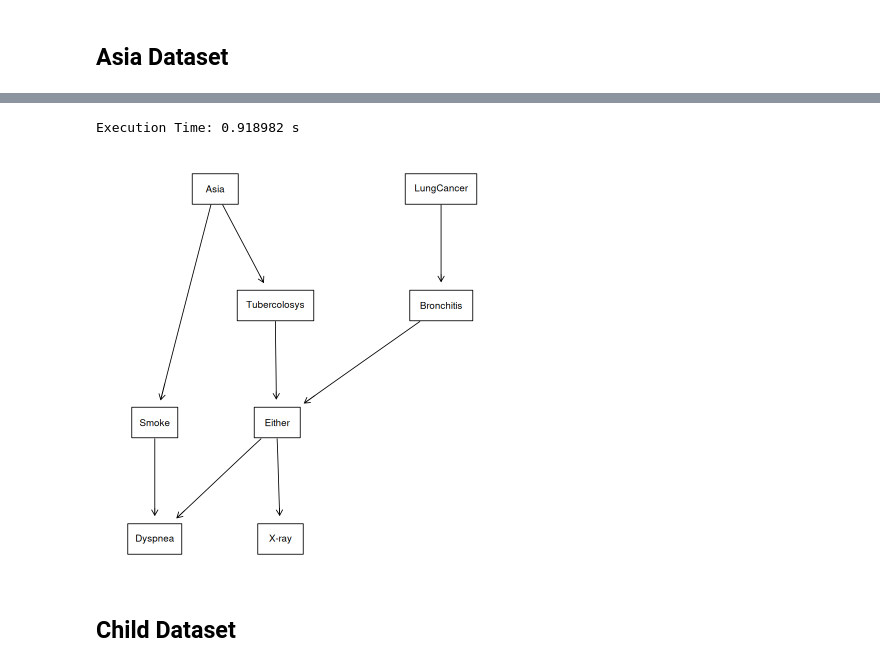
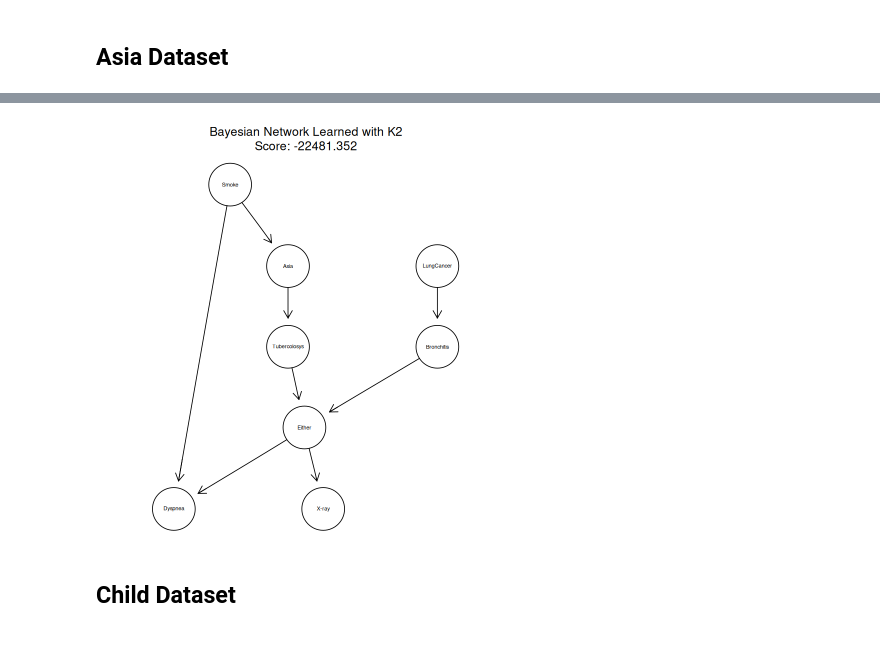
Before and after one commit to sofiadilucia/Bayesian-Networks, a Jupyter notebook: k2_algo.ipynb, the cells around one changed output, grey strips where cells are left out. Cells and saved outputs as stored; diff of their text form; code cells hidden in the pictures.

```diff
--- a/k2_algo.ipynb
+++ b/k2_algo.ipynb
@@ -272,15 +286,6 @@ graphviz.plot(result$dag)
-# %%
-asia_df <- dataset(asia())
-ordering_asia <- colnames(asia_df)[c(3,1,2,4,5,6,7,8)]
-asia_result <- k2(asia_df, upperbound=3, nodes.order=colnames(asia_df))
-
-edges <- asia_result$edges
-dag <- asia_result$dag
-
-# Plot it
-graphviz.plot(dag)
-# %% [output]
-Execution Time: 0.918982 s
-[figure, removed]
+# %%
+asia.result <- best.net(data = dataset(asia()), n_permutations = 44000, upperbound = 2)
+# %% [output]
+[figure, added]
 # %% [markdown]
 ## Child Dataset
```
Also changed, not shown: parts of 32 cells of this notebook.
